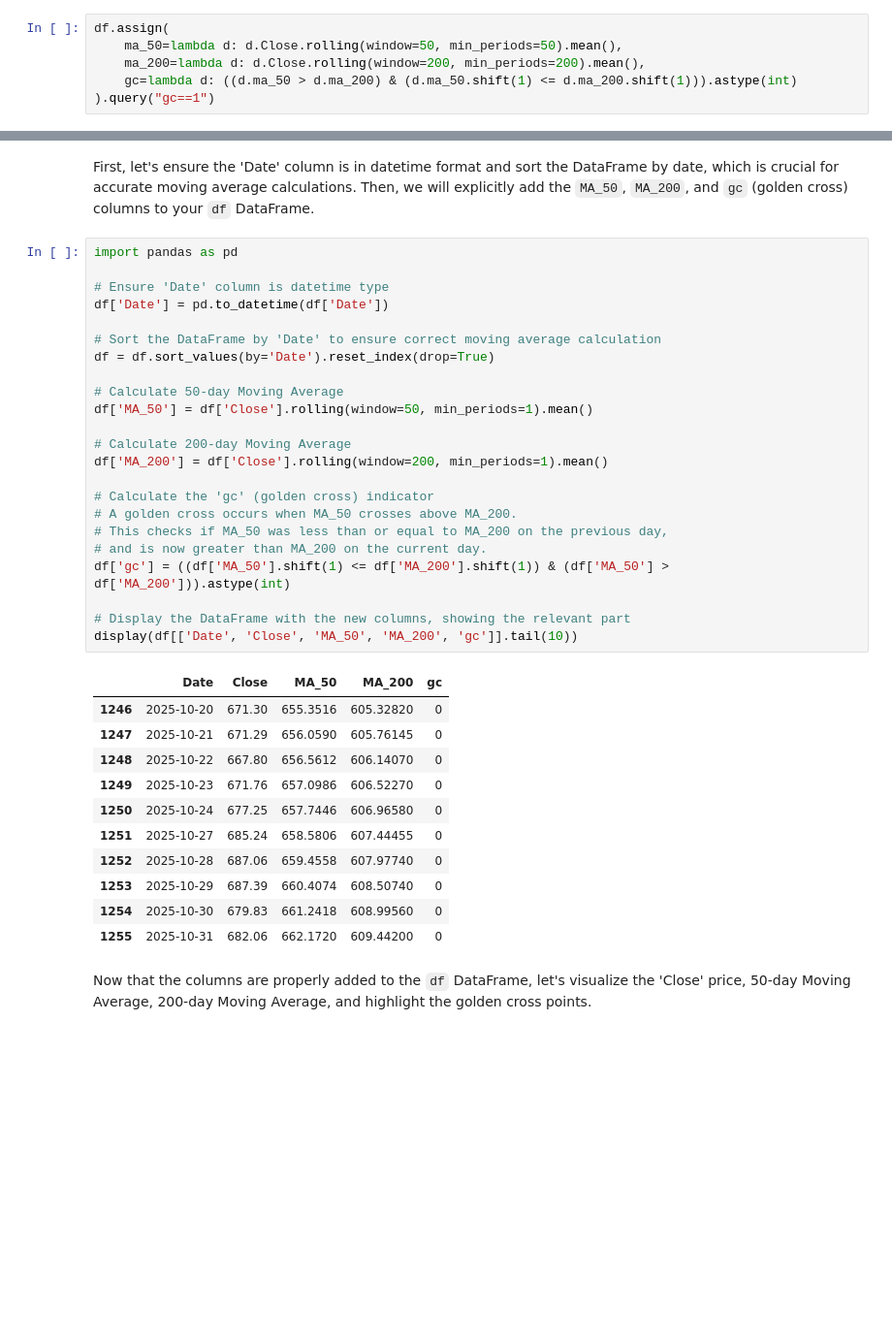
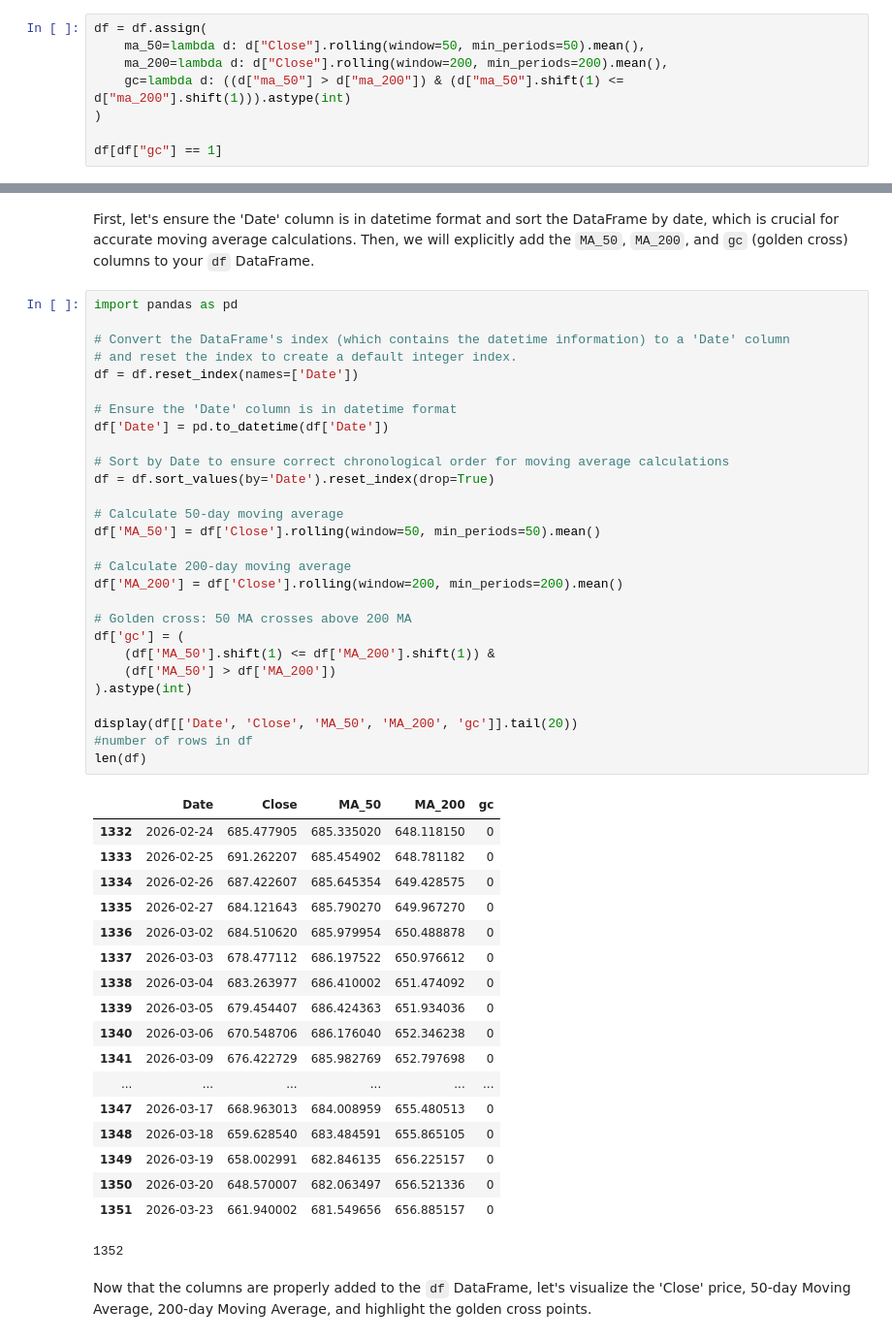
Before and after one commit to rgulamali/AIMAppForAPI, a Jupyter notebook: ReadCSVCalMA.ipynb, the cells around one changed output, grey strips where cells are left out. Shown at 97% size. Drawn from its saved outputs; the diff is of its cells as text; blank space fills up the shorter version.

```diff
--- a/ReadCSVCalMA.ipynb
+++ b/ReadCSVCalMA.ipynb
@@ -35,9 +42,11 @@ display(df.head())
 # %% [markdown]
 First, let's ensure the 'Date' column is in datetime format and sort the DataFrame by date, which is crucial for accurate moving average calculations.
 # %%
-df.assign(
-    ma_50=lambda d: d.Close.rolling(window=50, min_periods=50).mean(),
-    ma_200=lambda d: d.Close.rolling(window=200, min_periods=200).mean(),
-    gc=lambda d: ((d.ma_50 > d.ma_200) & (d.ma_50.shift(1) <= d.ma_200.shift(1))).astype(int)
-).query("gc==1")
+df = df.assign(
+    ma_50=lambda d: d["Close"].rolling(window=50, min_periods=50).mean(),
+    ma_200=lambda d: d["Close"].rolling(window=200, min_periods=200).mean(),
+    gc=lambda d: ((d["ma_50"] > d["ma_200"]) & (d["ma_50"].shift(1) <= d["ma_200"].shift(1))).astype(int)
+)
+
+df[df["gc"] == 1]
 # %% [output]
@@ -51,38 +61,50 @@ First, let's ensure the 'Date' column is in datetime format and sort the DataFra
 # %%
 import pandas as pd
 
-# Ensure 'Date' column is datetime type
+# Convert the DataFrame's index (which contains the datetime information) to a 'Date' column
+# and reset the index to create a default integer index.
+df = df.reset_index(names=['Date'])
+
+# Ensure the 'Date' column is in datetime format
 df['Date'] = pd.to_datetime(df['Date'])
 
-# Sort the DataFrame by 'Date' to ensure correct moving average calculation
+# Sort by Date to ensure correct chronological order for moving average calculations
 df = df.sort_values(by='Date').reset_index(drop=True)
 
-# Calculate 50-day Moving Average
-df['MA_50'] = df['Close'].rolling(window=50, min_periods=1).mean()
+# Calculate 50-day moving average
+df['MA_50'] = df['Close'].rolling(window=50, min_periods=50).mean()
 
-# Calculate 200-day Moving Average
-df['MA_200'] = df['Close'].rolling(window=200, min_periods=1).mean()
+# Calculate 200-day moving average
+df['MA_200'] = df['Close'].rolling(window=200, min_periods=200).mean()
 
-# Calculate the 'gc' (golden cross) indicator
-# A golden cross occurs when MA_50 crosses above MA_200.
-# This checks if MA_50 was less than or equal to MA_200 on the previous day,
-# and is now greater than MA_200 on the current day.
-df['gc'] = ((df['MA_50'].shift(1) <= df['MA_200'].shift(1)) & (df['MA_50'] > df['MA_200'])).astype(int)
+# Golden cross: 50 MA crosses above 200 MA
+df['gc'] = (
+    (df['MA_50'].shift(1) <= df['MA_200'].shift(1)) &
+    (df['MA_50'] > df['MA_200'])
+).astype(int)
 
-# Display the DataFrame with the new columns, showing the relevant part
-display(df[['Date', 'Close', 'MA_50', 'MA_200', 'gc']].tail(10))
+display(df[['Date', 'Close', 'MA_50', 'MA_200', 'gc']].tail(20))
+#number of rows in df
+len(df)
 # %% [output]
 |  | Date | Close | MA_50 | MA_200 | gc |
-| 1246 | 2025-10-20 | 671.30 | 655.3516 | 605.32820 | 0 |
-| 1247 | 2025-10-21 | 671.29 | 656.0590 | 605.76145 | 0 |
-| 1248 | 2025-10-22 | 667.80 | 656.5612 | 606.14070 | 0 |
-| 1249 | 2025-10-23 | 671.76 | 657.0986 | 606.52270 | 0 |
-| 1250 | 2025-10-24 | 677.25 | 657.7446 | 606.96580 | 0 |
-| 1251 | 2025-10-27 | 685.24 | 658.5806 | 607.44455 | 0 |
-| 1252 | 2025-10-28 | 687.06 | 659.4558 | 607.97740 | 0 |
-| 1253 | 2025-10-29 | 687.39 | 660.4074 | 608.50740 | 0 |
-| 1254 | 2025-10-30 | 679.83 | 661.2418 | 608.99560 | 0 |
-| 1255 | 2025-10-31 | 682.06 | 662.1720 | 609.44200 | 0 |
+| 1332 | 2026-02-24 | 685.477905 | 685.335020 | 648.118150 | 0 |
+| 1333 | 2026-02-25 | 691.262207 | 685.454902 | 648.781182 | 0 |
+| 1334 | 2026-02-26 | 687.422607 | 685.645354 | 649.428575 | 0 |
+| 1335 | 2026-02-27 | 684.121643 | 685.790270 | 649.967270 | 0 |
+| 1336 | 2026-03-02 | 684.510620 | 685.979954 | 650.488878 | 0 |
+| 1337 | 2026-03-03 | 678.477112 | 686.197522 | 650.976612 | 0 |
+| 1338 | 2026-03-04 | 683.263977 | 686.410002 | 651.474092 | 0 |
+| 1339 | 2026-03-05 | 679.454407 | 686.424363 | 651.934036 | 0 |
+| 1340 | 2026-03-06 | 670.548706 | 686.176040 | 652.346238 | 0 |
+| 1341 | 2026-03-09 | 676.422729 | 685.982769 | 652.797698 | 0 |
+| ... | ... | ... | ... | ... | ... |
+| 1347 | 2026-03-17 | 668.963013 | 684.008959 | 655.480513 | 0 |
+| 1348 | 2026-03-18 | 659.628540 | 683.484591 | 655.865105 | 0 |
+| 1349 | 2026-03-19 | 658.002991 | 682.846135 | 656.225157 | 0 |
+| 1350 | 2026-03-20 | 648.570007 | 682.063497 | 656.521336 | 0 |
+| 1351 | 2026-03-23 | 661.940002 | 681.549656 | 656.885157 | 0 |
+1352
 # %% [markdown]
 Now that the columns are properly added to the `df` DataFrame, let's visualize the 'Close' price, 50-day Moving Average, 200-day Moving Average, and highlight the golden cross points.
 # %%
```
Also changed, not shown: parts of 6 cells of this notebook.
